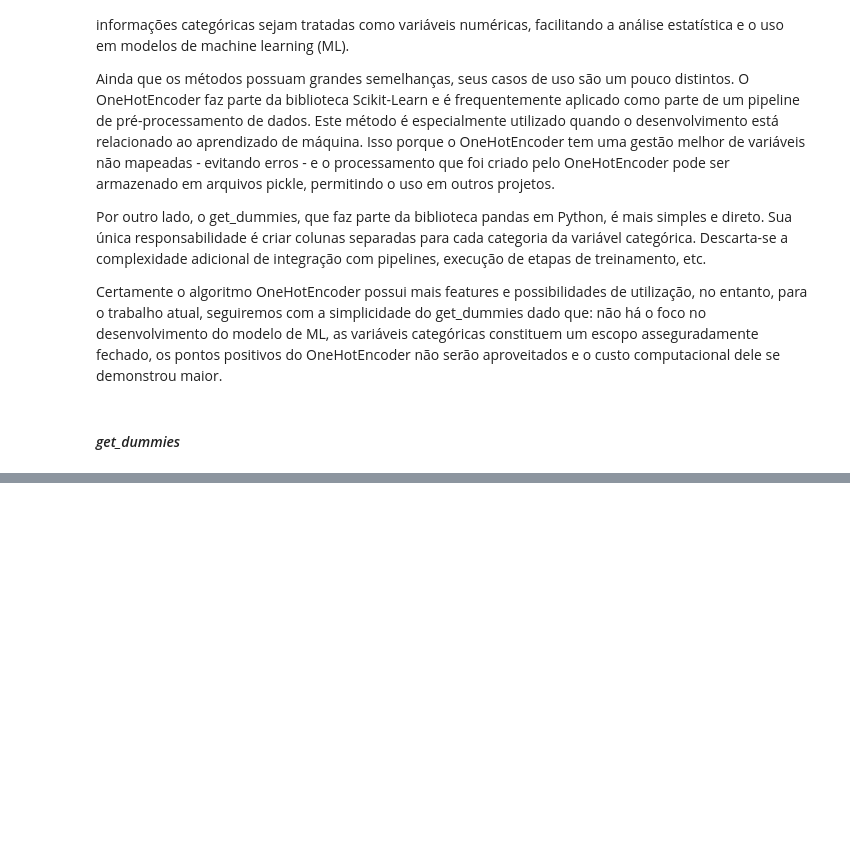
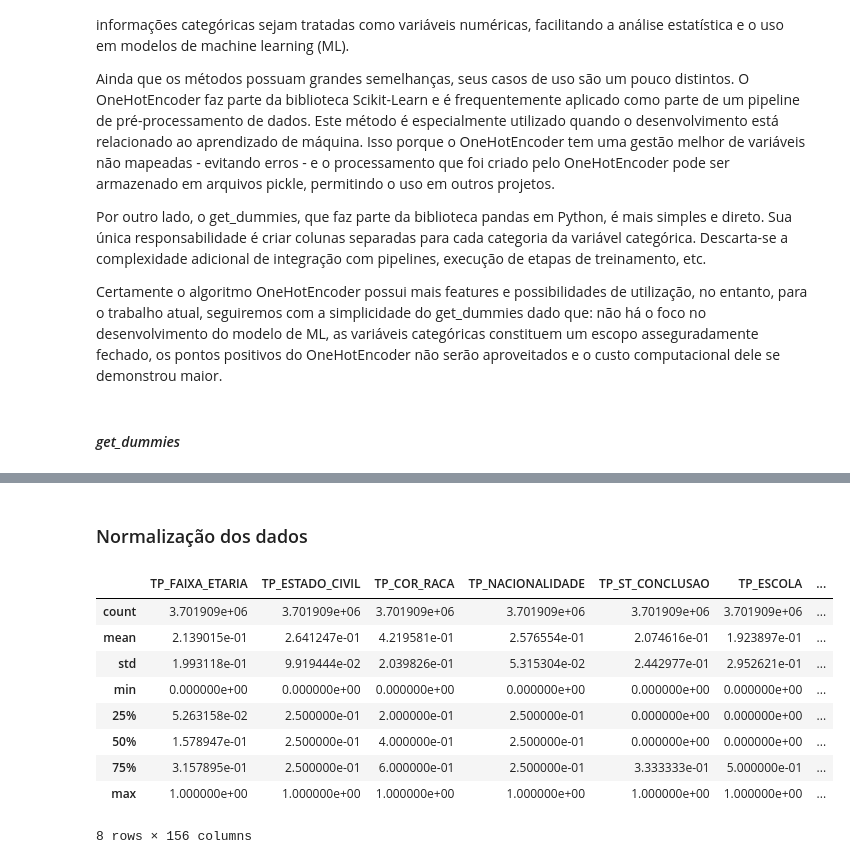
Before and after one commit to rafaelvictor01/IFMG_TCC_ENEM, a Jupyter notebook: 1_Script_Pre_Processamento_Bases_Enem (v2.0).ipynb, the cells around one changed output, grey strips where cells are left out. Cells and saved outputs as stored; diff of their text form; code cells hidden in the pictures; blank space fills up the shorter version.

Commit message:
[FEAT] - Incluindo a normalização dos dados

```diff
--- a/1_Script_Pre_Processamento_Bases_Enem (v2.0).ipynb
+++ b/1_Script_Pre_Processamento_Bases_Enem (v2.0).ipynb
@@ -306,2 +451,27 @@ microdadosEnem.shape
+# %% [markdown]
+### Normalização dos dados
+# %%
+from sklearn.preprocessing import MinMaxScaler
+
+aux_columns = microdadosEnem.columns
+normalizador = MinMaxScaler().fit(microdadosEnem)
+# %%
+array_normalizado = normalizador.transform(microdadosEnem)
+# %%
+microdadosEnem = pd.DataFrame(array_normalizado)
+microdadosEnem.columns = aux_columns
+# %%
+microdadosEnem.describe()
+# %% [output]
+|  | TP_FAIXA_ETARIA | TP_ESTADO_CIVIL | TP_COR_RACA | TP_NACIONALIDADE | TP_ST_CONCLUSAO | TP_ESCOLA | ... |
+| count | 3.701909e+06 | 3.701909e+06 | 3.701909e+06 | 3.701909e+06 | 3.701909e+06 | 3.701909e+06 | ... |
+| mean | 2.139015e-01 | 2.641247e-01 | 4.219581e-01 | 2.576554e-01 | 2.074616e-01 | 1.923897e-01 | ... |
+| std | 1.993118e-01 | 9.919444e-02 | 2.039826e-01 | 5.315304e-02 | 2.442977e-01 | 2.952621e-01 | ... |
+| min | 0.000000e+00 | 0.000000e+00 | 0.000000e+00 | 0.000000e+00 | 0.000000e+00 | 0.000000e+00 | ... |
+| 25% | 5.263158e-02 | 2.500000e-01 | 2.000000e-01 | 2.500000e-01 | 0.000000e+00 | 0.000000e+00 | ... |
+| 50% | 1.578947e-01 | 2.500000e-01 | 4.000000e-01 | 2.500000e-01 | 0.000000e+00 | 0.000000e+00 | ... |
+| 75% | 3.157895e-01 | 2.500000e-01 | 6.000000e-01 | 2.500000e-01 | 3.333333e-01 | 5.000000e-01 | ... |
+| max | 1.000000e+00 | 1.000000e+00 | 1.000000e+00 | 1.000000e+00 | 1.000000e+00 | 1.000000e+00 | ... |
+8 rows × 156 columns
 # %%
 microdadosEnem.to_csv(PATH_DATASET_TRATADO, index=False)
```
Also changed, not shown: parts of 17 cells of this notebook.
